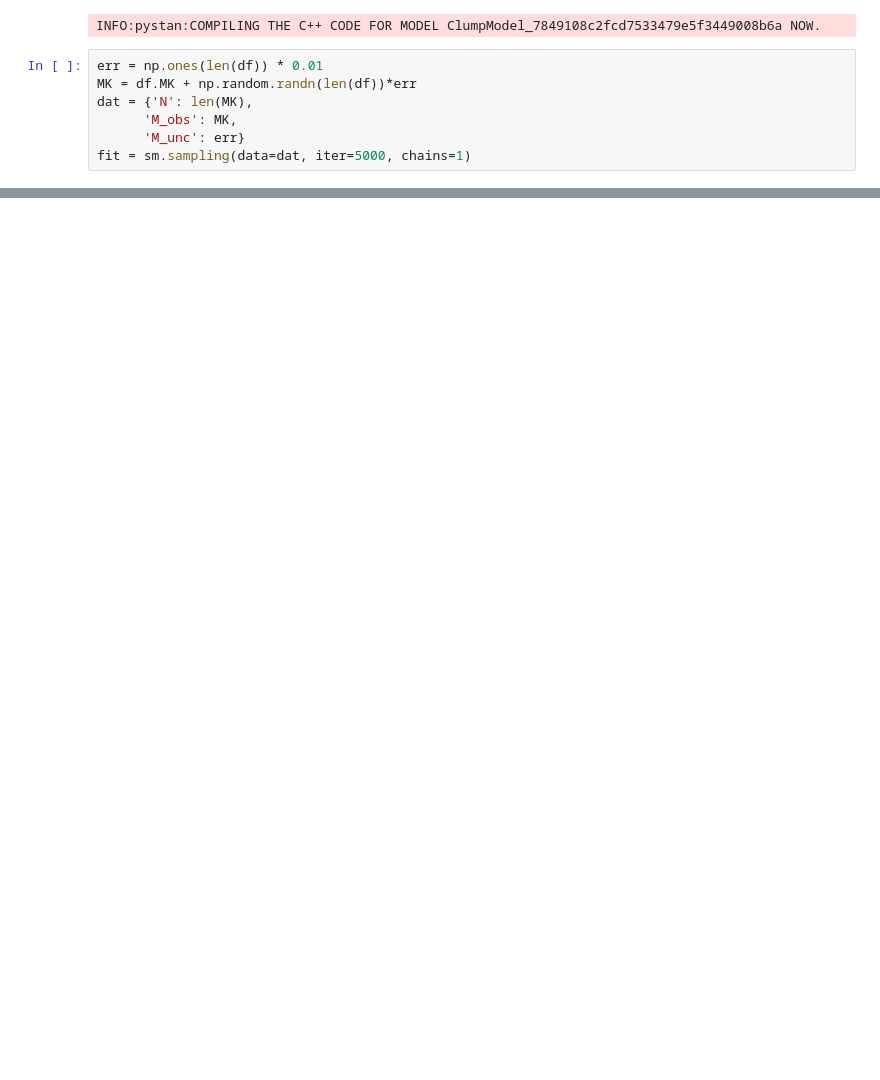
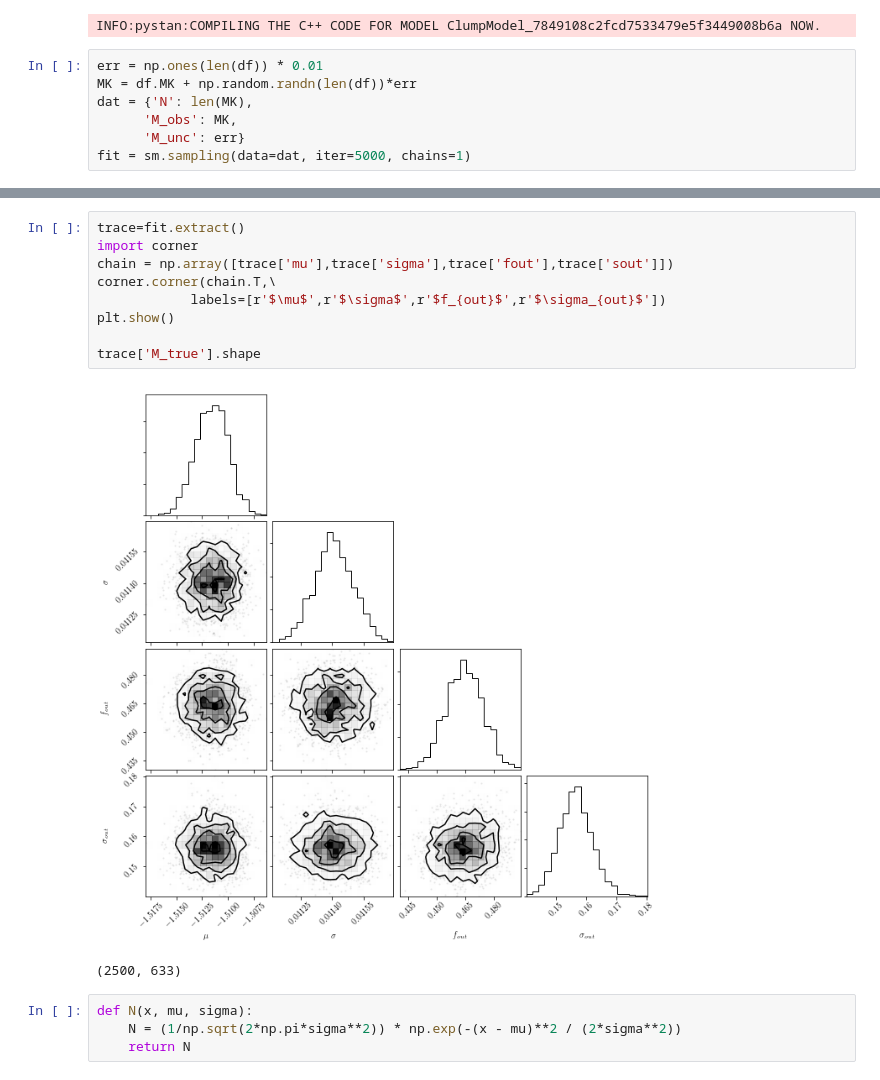
Before and after one commit to grd349/PyStanExamples, a Jupyter notebook: Oli/trilegal_mm.ipynb, the cells around one changed output, grey strips where cells are left out. Drawn from its saved outputs; the diff is of its cells as text; blank space fills up the shorter version.

```diff
--- a/Oli/trilegal_mm.ipynb
+++ b/Oli/trilegal_mm.ipynb
@@ -120,3 +115,19 @@ Samples were drawn using NUTS at Fri Mar 16 16:18:35 2018.
 For each parameter, n_eff is a crude measure of effective sample size,
 and Rhat is the potential scale reduction factor on split chains (at
 convergence, Rhat=1).
+# %%
+trace=fit.extract()
+import corner
+chain = np.array([trace['mu'],trace['sigma'],trace['fout'],trace['sout']])
+corner.corner(chain.T,\
+            labels=[r'$\mu$',r'$\sigma$',r'$f_{out}$',r'$\sigma_{out}$'])
+plt.show()
+
+trace['M_true'].shape
+# %% [output]
+[figure, added]
+(2500, 633)
+# %%
+def N(x, mu, sigma):
+    N = (1/np.sqrt(2*np.pi*sigma**2)) * np.exp(-(x - mu)**2 / (2*sigma**2))
+    return N
```
Also changed, not shown: parts of 13 cells of this notebook.
